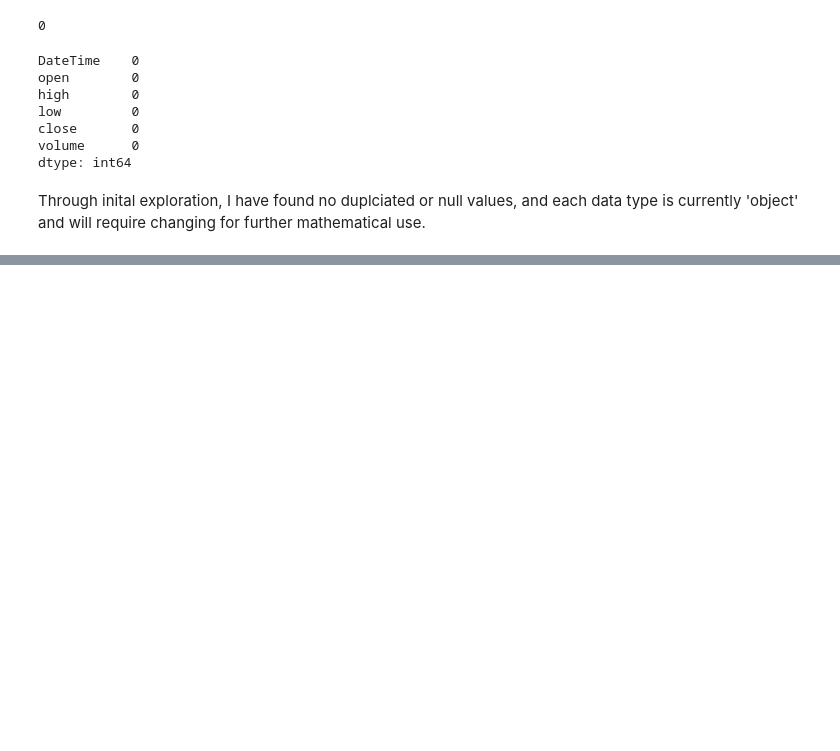
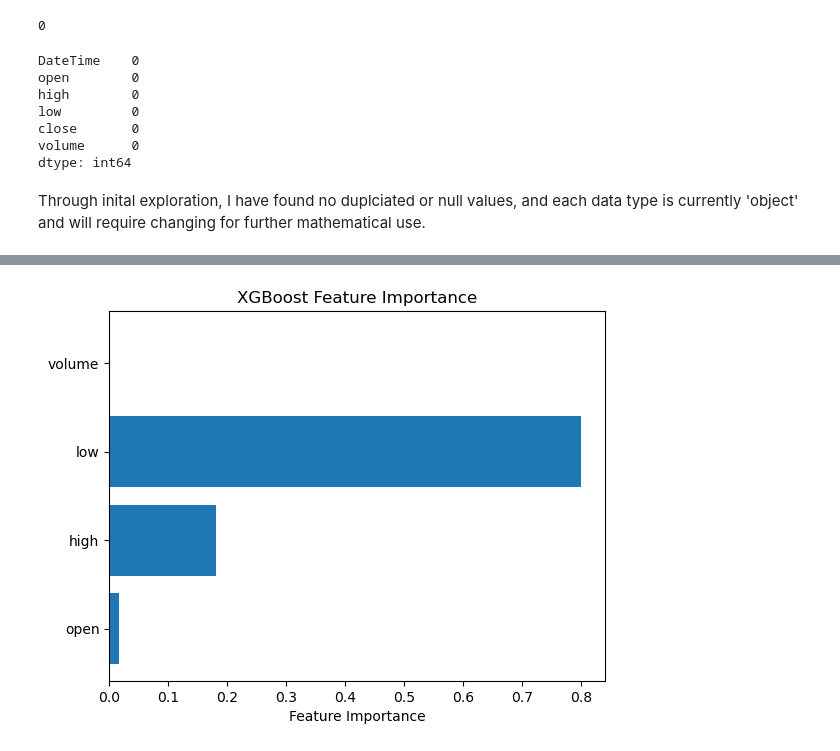
Before and after one commit to Fisch95/Stock_Price_Prediciton, a Jupyter notebook: stockpreds.ipynb, the cells around one changed output, grey strips where cells are left out. Cells and saved outputs as stored; diff of their text form; code cells hidden in the pictures; blank space fills up the shorter version.

```diff
--- a/stockpreds.ipynb
+++ b/stockpreds.ipynb
@@ -115,0 +130,28 @@ pre
+# %%
+# Split the data into test and train sets.
+features = ['open', 'high', 'low', 'volume']
+target = ['close']
+
+X = df[features]
+y = df[target]
+
+
+X_train, X_test, y_train, y_test = train_test_split(X, y, test_size=0.2, shuffle=False)
+
+# Normalize the data using MinMaxScaler
+scaler = MinMaxScaler()
+X_train_scaled = scaler.fit_transform(X_train)
+X_test_scaled = scaler.transform(X_test)
+# %%
+# Train XGBoost Model
+xgb_model = XGBRegressor()
+xgb_model.fit(X_train_scaled, y_train)
+
+# Feature importance plot
+importances = xgb_model.feature_importances_
+plt.barh(features, importances)
+plt.xlabel("Feature Importance")
+plt.title("XGBoost Feature Importance")
+plt.show()
+# %% [output]
+[figure, added]
```
Also changed, not shown: parts of 14 cells of this notebook.
